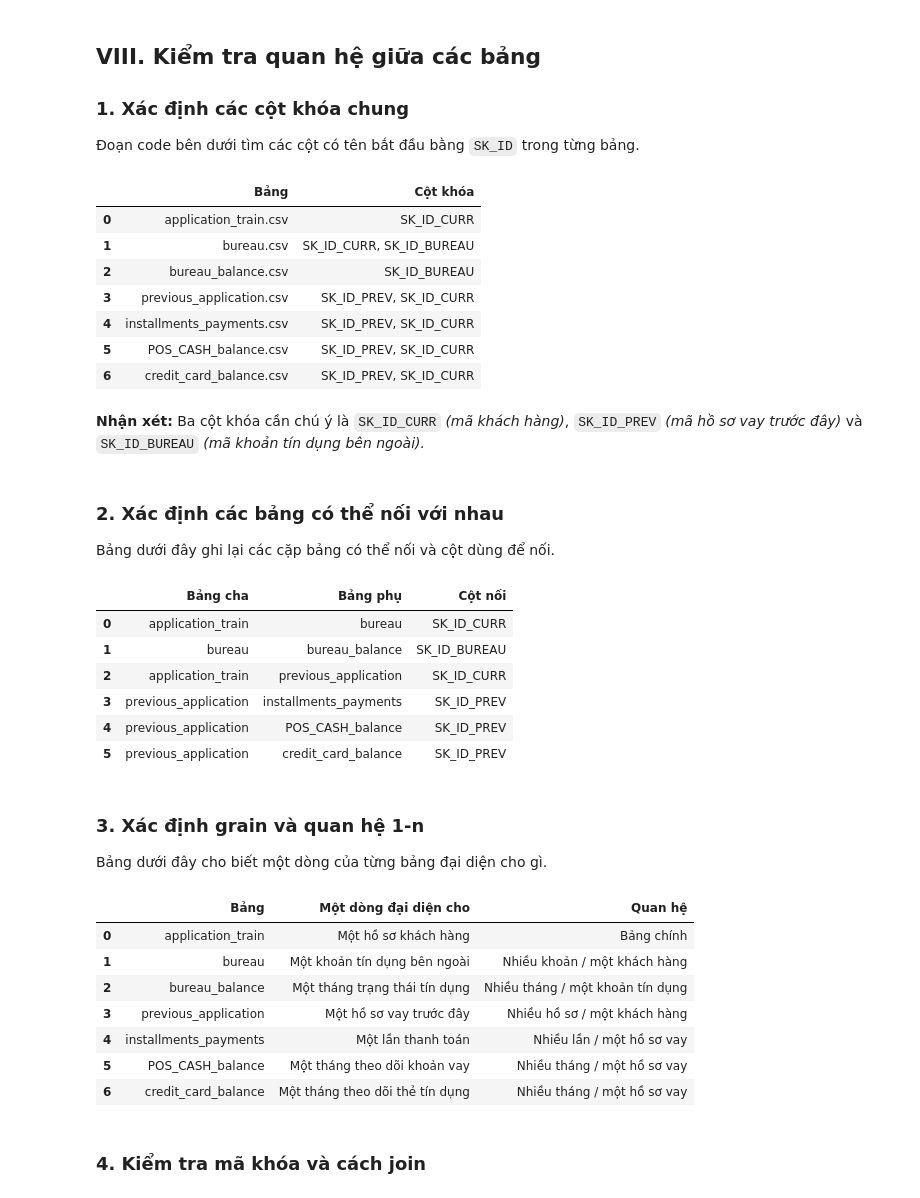
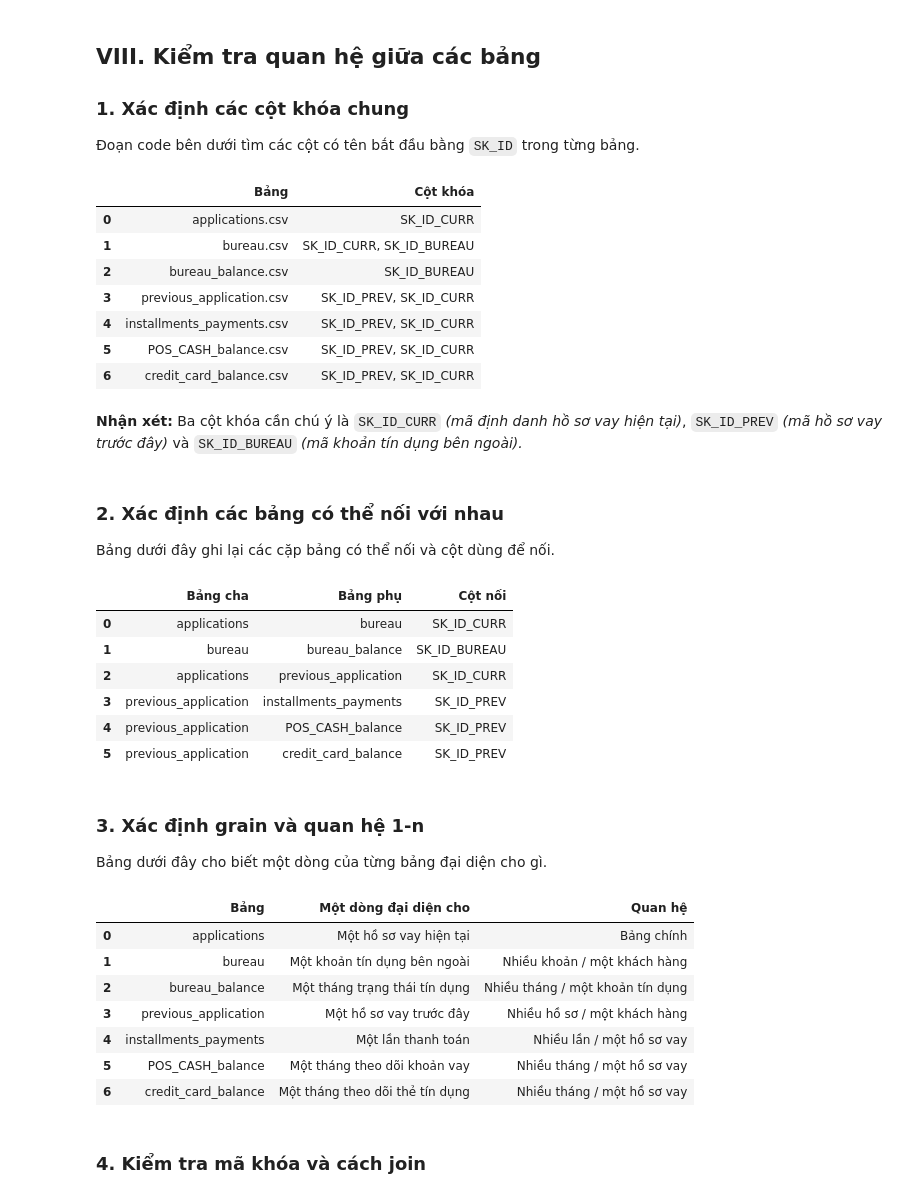
Before and after one commit to thanhhung9720001-collab/credit-risk-classifier, a Jupyter notebook: notebooks/01_data_understanding.ipynb, the cells around one changed output. Saved outputs shown, nothing was run; the diff lists cells and outputs as text; code cells hidden in the pictures.

```diff
--- a/notebooks/01_data_understanding.ipynb
+++ b/notebooks/01_data_understanding.ipynb
@@ -1114,7 +1133,7 @@ else:
 # %%
 # Danh sách các bảng cần tìm cột khóa.
 files = [
-    "application_train.csv",
+    "applications.csv",
     "bureau.csv",
     "bureau_balance.csv",
     "previous_application.csv",
@@ -1143,7 +1162,7 @@ for file_name in files:
 pd.DataFrame(key_info)
 # %% [output]
 |  | Bảng | Cột khóa |
-| 0 | application_train.csv | SK_ID_CURR |
+| 0 | applications.csv | SK_ID_CURR |
 | 1 | bureau.csv | SK_ID_CURR, SK_ID_BUREAU |
 | 2 | bureau_balance.csv | SK_ID_BUREAU |
 | 3 | previous_application.csv | SK_ID_PREV, SK_ID_CURR |
@@ -1151,7 +1170,7 @@ pd.DataFrame(key_info)
 | 5 | POS_CASH_balance.csv | SK_ID_PREV, SK_ID_CURR |
 | 6 | credit_card_balance.csv | SK_ID_PREV, SK_ID_CURR |
 # %% [markdown]
-**Nhận xét:** Ba cột khóa cần chú ý là `SK_ID_CURR` *(mã khách hàng)*, `SK_ID_PREV` *(mã hồ sơ vay trước đây)* và `SK_ID_BUREAU` *(mã khoản tín dụng bên ngoài).*
+**Nhận xét:** Ba cột khóa cần chú ý là `SK_ID_CURR` *(mã định danh hồ sơ vay hiện tại)*, `SK_ID_PREV` *(mã hồ sơ vay trước đây)* và `SK_ID_BUREAU` *(mã khoản tín dụng bên ngoài).*
 # %% [markdown]
 ### 2. Xác định các bảng có thể nối với nhau
 
@@ -1159,23 +1178,23 @@ Bảng dưới đây ghi lại các cặp bảng có thể nối và cột dùng
 # %%
 # Các cặp bảng có cùng cột khóa để nối dữ liệu.
 relationships = [
-    ["application_train", "bureau", "SK_ID_CURR"],
+    ["applications", "bureau", "SK_ID_CURR"],
     ["bureau", "bureau_balance", "SK_ID_BUREAU"],
-    ["application_train", "previous_application", "SK_ID_CURR"],
+    ["applications", "previous_application", "SK_ID_CURR"],
     ["previous_application", "installments_payments", "SK_ID_PREV"],
     ["previous_application", "POS_CASH_balance", "SK_ID_PREV"],
     ["previous_application", "credit_card_balance", "SK_ID_PREV"],
 ]
 
 pd.DataFrame(
     relationships,
     columns=["Bảng cha", "Bảng phụ", "Cột nối"],
 )
 # %% [output]
 |  | Bảng cha | Bảng phụ | Cột nối |
-| 0 | application_train | bureau | SK_ID_CURR |
+| 0 | applications | bureau | SK_ID_CURR |
 | 1 | bureau | bureau_balance | SK_ID_BUREAU |
-| 2 | application_train | previous_application | SK_ID_CURR |
+| 2 | applications | previous_application | SK_ID_CURR |
 | 3 | previous_application | installments_payments | SK_ID_PREV |
 | 4 | previous_application | POS_CASH_balance | SK_ID_PREV |
 | 5 | previous_application | credit_card_balance | SK_ID_PREV |
@@ -1186,7 +1205,7 @@ Bảng dưới đây cho biết một dòng của từng bảng đại diện ch
 # %%
 # Một dòng của mỗi bảng đại diện cho một đơn vị dữ liệu khác nhau.
 grain_info = [
-    ["application_train", "Một hồ sơ khách hàng", "Bảng chính"],
+    ["applications", "Một hồ sơ vay hiện tại", "Bảng chính"],
     ["bureau", "Một khoản tín dụng bên ngoài", "Nhiều khoản / một khách hàng"],
     ["bureau_balance", "Một tháng trạng thái tín dụng", "Nhiều tháng / một khoản tín dụng"],
     ["previous_application", "Một hồ sơ vay trước đây", "Nhiều hồ sơ / một khách hàng"],
@@ -1201,7 +1220,7 @@ pd.DataFrame(
 )
 # %% [output]
 |  | Bảng | Một dòng đại diện cho | Quan hệ |
-| 0 | application_train | Một hồ sơ khách hàng | Bảng chính |
+| 0 | applications | Một hồ sơ vay hiện tại | Bảng chính |
 | 1 | bureau | Một khoản tín dụng bên ngoài | Nhiều khoản / một khách hàng |
 | 2 | bureau_balance | Một tháng trạng thái tín dụng | Nhiều tháng / một khoản tín dụng |
 | 3 | previous_application | Một hồ sơ vay trước đây | Nhiều hồ sơ / một khách hàng |
```
Also changed, not shown: parts of 35 cells of this notebook, 10 other files.
